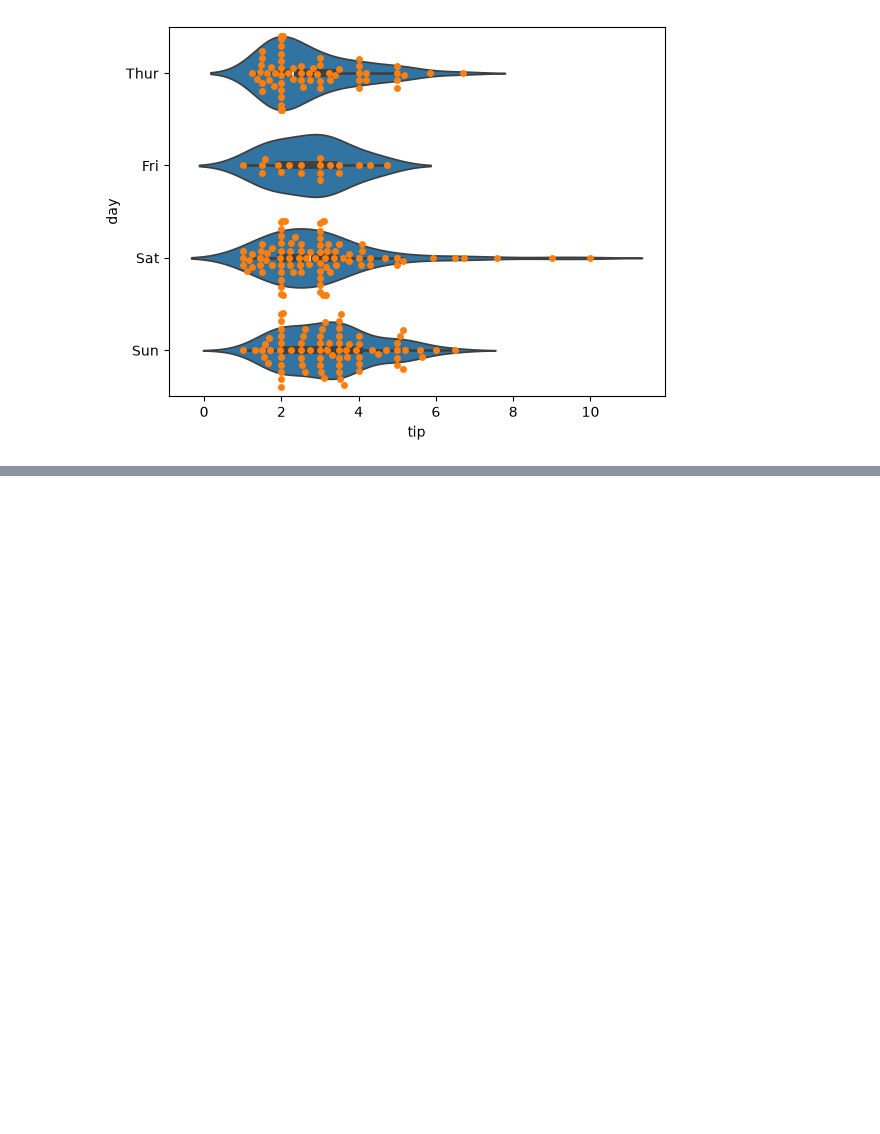
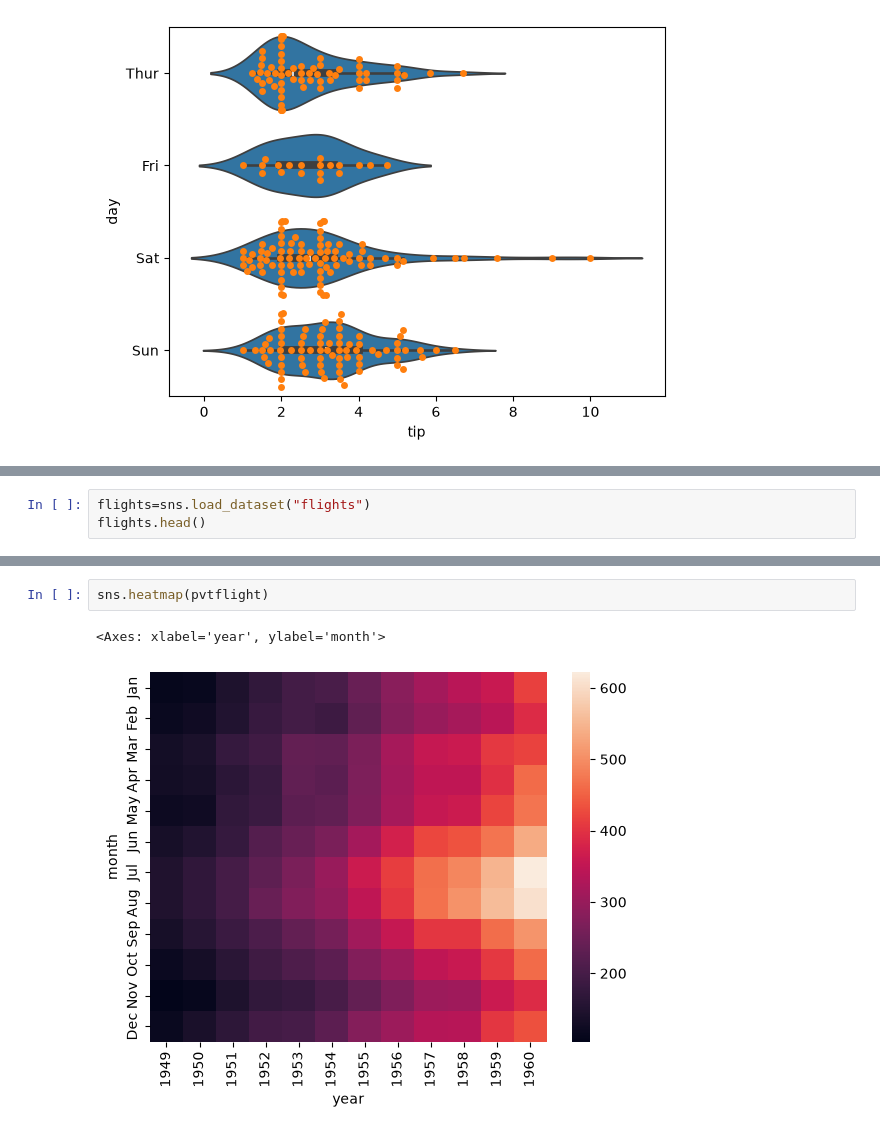
Before and after one commit to kosmos-San/Machine-Learning-, a Jupyter notebook: Mathplotlib and Seaborn/seaborn.ipynb, the cells around one changed output, grey strips where cells are left out. Saved outputs shown, nothing was run; the diff lists cells and outputs as text; blank space fills up the shorter version.

```diff
--- a/Mathplotlib and Seaborn/seaborn.ipynb
+++ b/Mathplotlib and Seaborn/seaborn.ipynb
@@ -79,0 +86,3 @@ sns.swarmplot(x="tip",y="day",data=df)
+# %%
+flights=sns.load_dataset("flights")
+flights.head()
@@ -79,0 +147,5 @@ sns.swarmplot(x="tip",y="day",data=df)
+# %%
+sns.heatmap(pvtflight)
+# %% [output]
+<Axes: xlabel='year', ylabel='month'>
+[figure, added]
```
Also changed, not shown: parts of 16 cells of this notebook.
